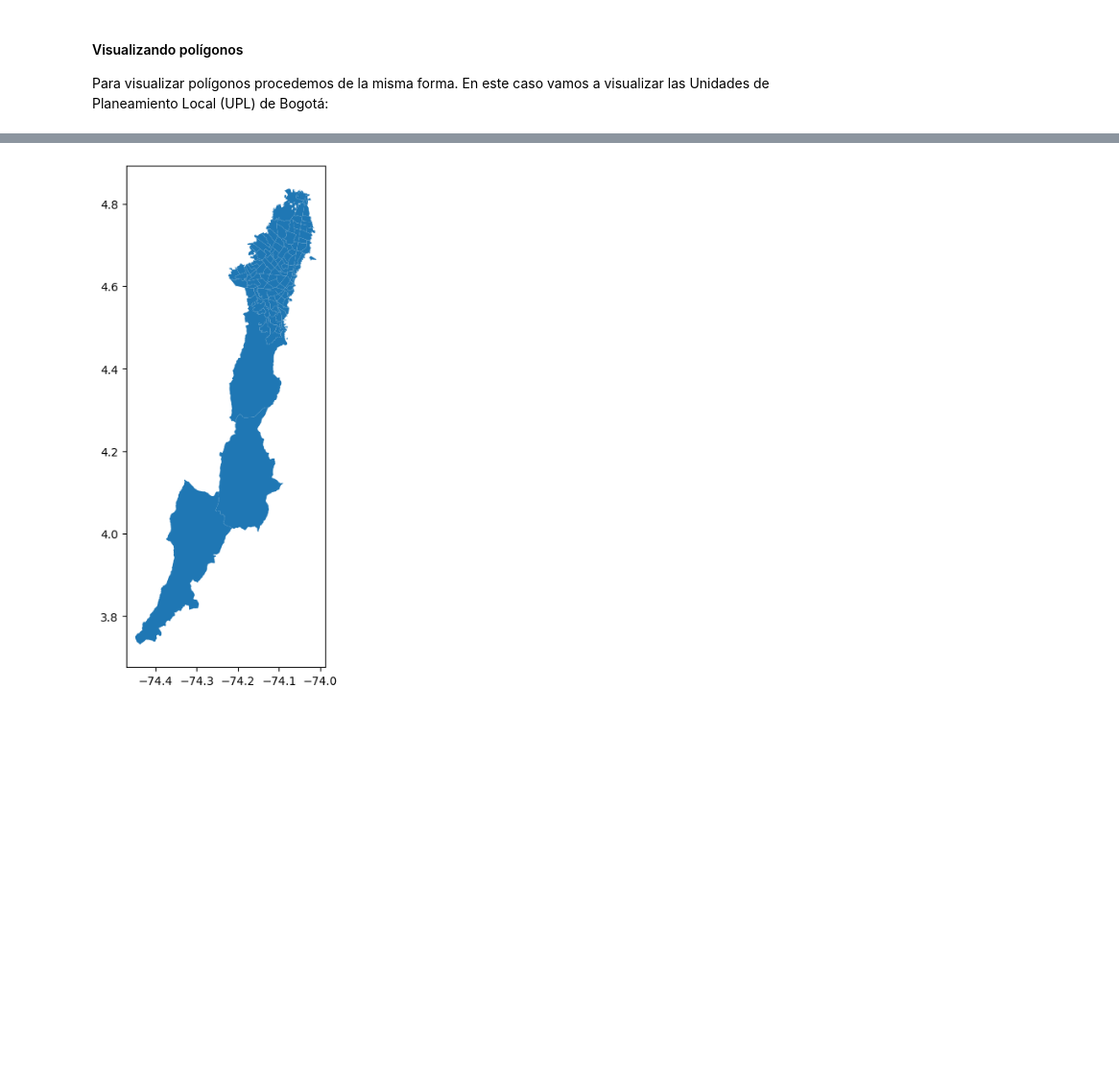
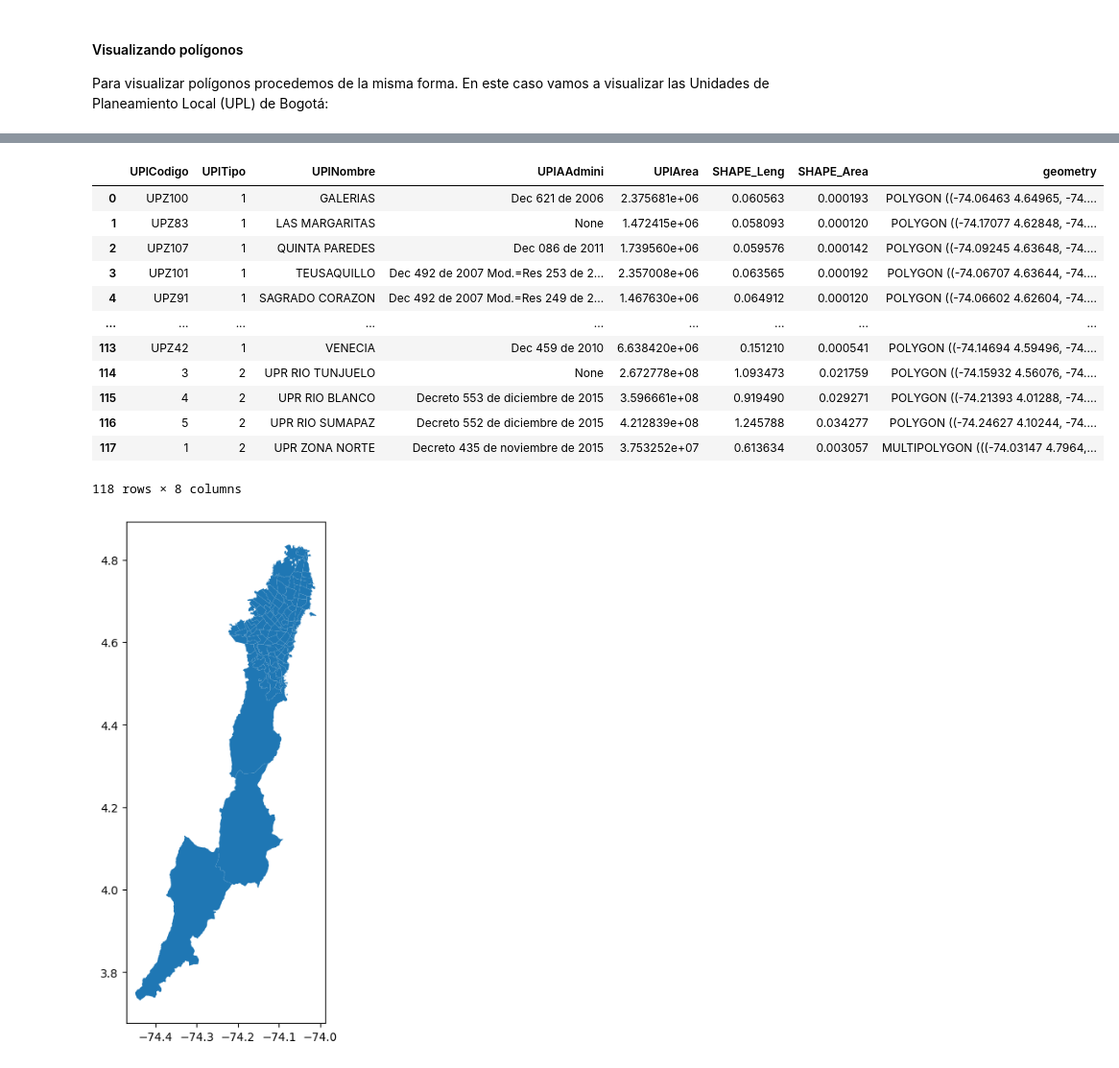
Before and after one commit to MECA4605-Aprendizaje-no-supervisado/S7_analisis_geografico_I, a Jupyter notebook: S7_LSC1_Datos_Geograficos.ipynb, the cells around one changed output, grey strips where cells are left out. Shown at 96% size. Saved outputs shown, nothing was run; the diff lists cells and outputs as text; code cells hidden in the pictures; blank space fills up the shorter version.

```diff
--- a/S7_LSC1_Datos_Geograficos.ipynb
+++ b/S7_LSC1_Datos_Geograficos.ipynb
@@ -168,5 +239,20 @@ Para visualizar polígonos procedemos de la misma forma. En este caso vamos a vi
 # %%
-upla = gpd.read_file("data/upla")
+upla = gpd.read_file("upla")
+upla
+# %% [output]
+|  | UPlCodigo | UPlTipo | UPlNombre | UPlAAdmini | UPlArea | SHAPE_Leng | SHAPE_Area | geometry |
+| 0 | UPZ100 | 1 | GALERIAS | Dec 621 de 2006 | 2.375681e+06 | 0.060563 | 0.000193 | POLYGON ((-74.06463 4.64965, -74.... |
+| 1 | UPZ83 | 1 | LAS MARGARITAS | None | 1.472415e+06 | 0.058093 | 0.000120 | POLYGON ((-74.17077 4.62848, -74.... |
+| 2 | UPZ107 | 1 | QUINTA PAREDES | Dec 086 de 2011 | 1.739560e+06 | 0.059576 | 0.000142 | POLYGON ((-74.09245 4.63648, -74.... |
+| 3 | UPZ101 | 1 | TEUSAQUILLO | Dec 492 de 2007 Mod.=Res 253 de 2... | 2.357008e+06 | 0.063565 | 0.000192 | POLYGON ((-74.06707 4.63644, -74.... |
+| 4 | UPZ91 | 1 | SAGRADO CORAZON | Dec 492 de 2007 Mod.=Res 249 de 2... | 1.467630e+06 | 0.064912 | 0.000120 | POLYGON ((-74.06602 4.62604, -74.... |
+| ... | ... | ... | ... | ... | ... | ... | ... | ... |
+| 113 | UPZ42 | 1 | VENECIA | Dec 459 de 2010 | 6.638420e+06 | 0.151210 | 0.000541 | POLYGON ((-74.14694 4.59496, -74.... |
+| 114 | 3 | 2 | UPR RIO TUNJUELO | None | 2.672778e+08 | 1.093473 | 0.021759 | POLYGON ((-74.15932 4.56076, -74.... |
+| 115 | 4 | 2 | UPR RIO BLANCO | Decreto 553 de diciembre de 2015 | 3.596661e+08 | 0.919490 | 0.029271 | POLYGON ((-74.21393 4.01288, -74.... |
+| 116 | 5 | 2 | UPR RIO SUMAPAZ | Decreto 552 de diciembre de 2015 | 4.212839e+08 | 1.245788 | 0.034277 | POLYGON ((-74.24627 4.10244, -74.... |
+| 117 | 1 | 2 | UPR ZONA NORTE | Decreto 435 de noviembre de 2015 | 3.753252e+07 | 0.613634 | 0.003057 | MULTIPOLYGON (((-74.03147 4.7964,... |
+118 rows × 8 columns
 # %%
 fig, ax = plt.subplots(figsize = (12, 8), dpi = 100)
 upla.plot(ax = ax);
```
Also changed, not shown: parts of 15 cells of this notebook, 3 other files.
